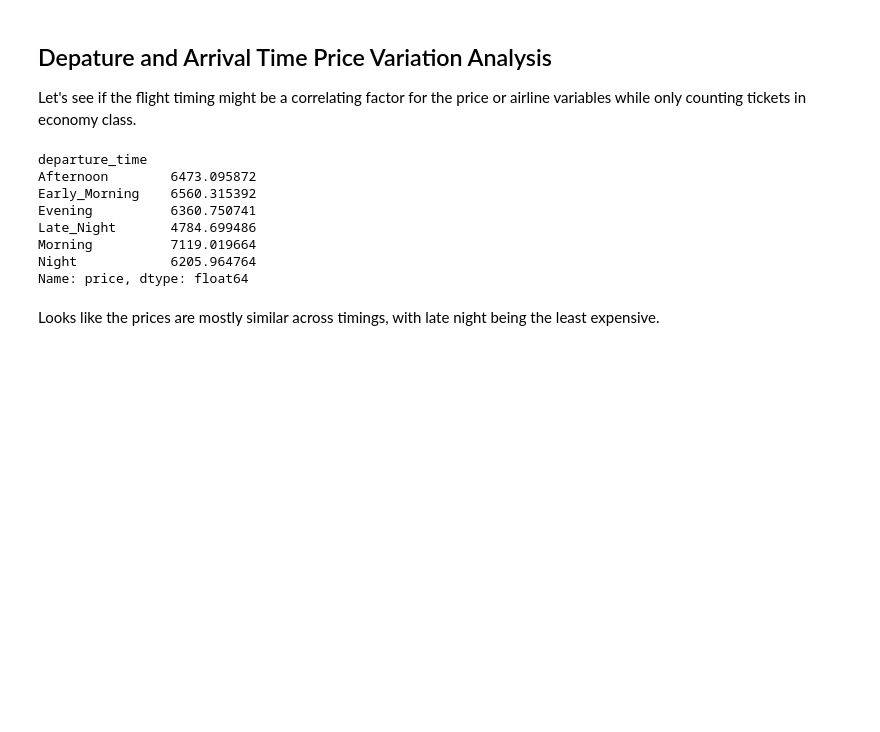
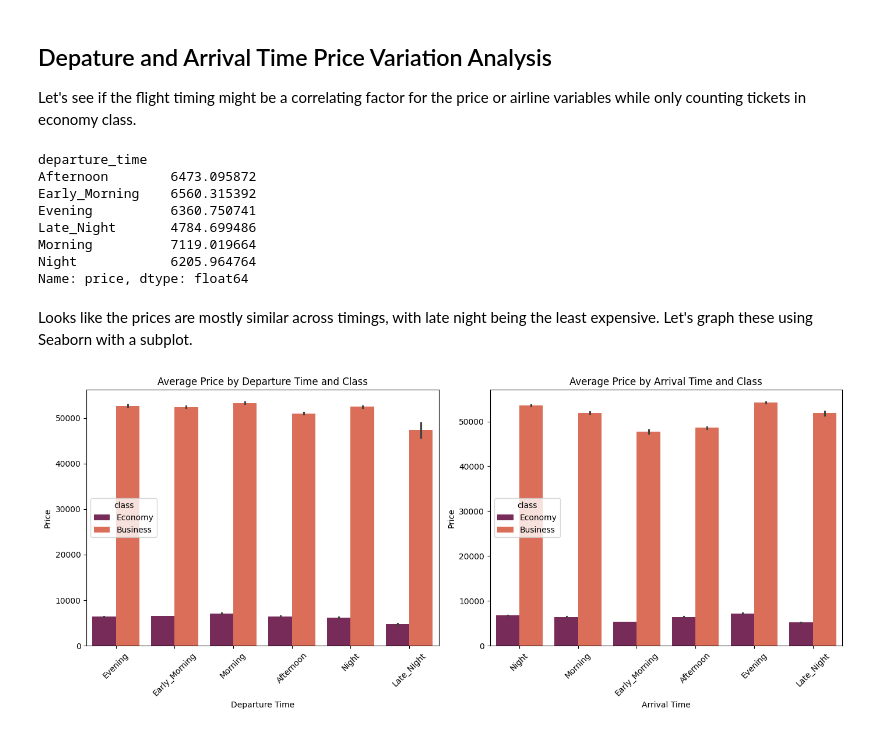
Before and after one commit to ImranQureshi25/Flight_Data_Analysis_Python_Project, a Jupyter notebook: Flight_Data_Analysis_Python_Project.ipynb, the cells around one changed output. Saved outputs shown, nothing was run; the diff lists cells and outputs as text; code cells hidden in the pictures; blank space fills up the shorter version.

Commit message:
Timing analysis

```diff
--- a/Flight_Data_Analysis_Python_Project.ipynb
+++ b/Flight_Data_Analysis_Python_Project.ipynb
@@ -302,4 +302,25 @@ Morning          7119.019664
 Night            6205.964764
 Name: price, dtype: float64
 # %% [markdown]
-Looks like the prices are mostly similar across timings, with late night being the least expensive.
+Looks like the prices are mostly similar across timings, with late night being the least expensive. Let's graph these using Seaborn with a subplot.
+# %%
+plt.figure(figsize=(14, 6))
+
+plt.subplot(1, 2, 1)
+sns.barplot(x='departure_time', y='price', data=df_cleaned, hue='class', palette='rocket')
+plt.title('Average Price by Departure Time and Class')
+plt.xlabel('Departure Time')
+plt.ylabel('Price')
+plt.xticks(rotation=45)
+
+plt.subplot(1, 2, 2)
+sns.barplot(x='arrival_time', y='price', data=df_cleaned, hue='class', palette='rocket')
+plt.title('Average Price by Arrival Time and Class')
+plt.xlabel('Arrival Time')
+plt.ylabel('Price')
+plt.xticks(rotation=45)
+
+plt.tight_layout()
+plt.show()
+# %% [output]
+[figure, added]
```
Also changed, not shown: parts of 3 cells of this notebook.
